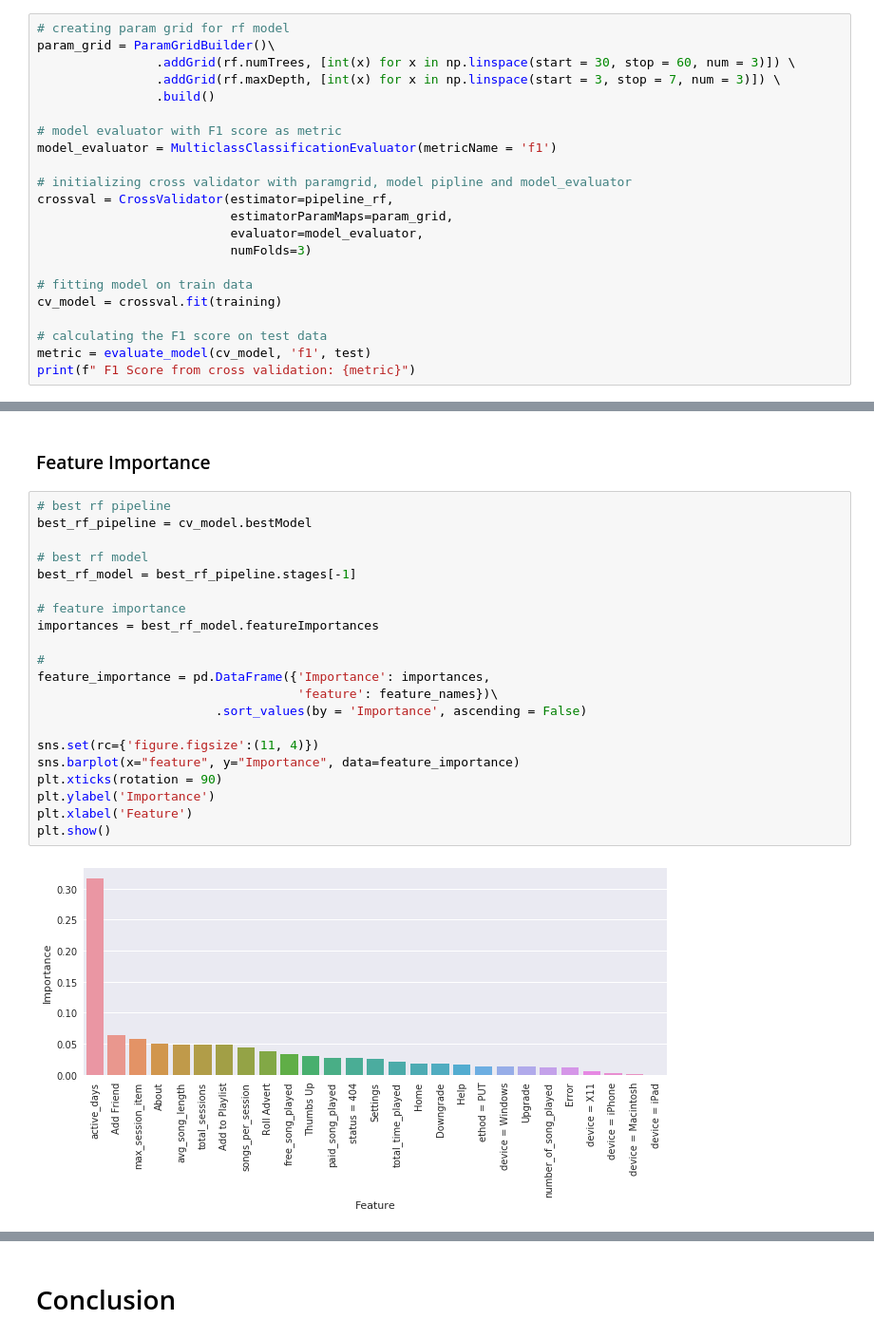
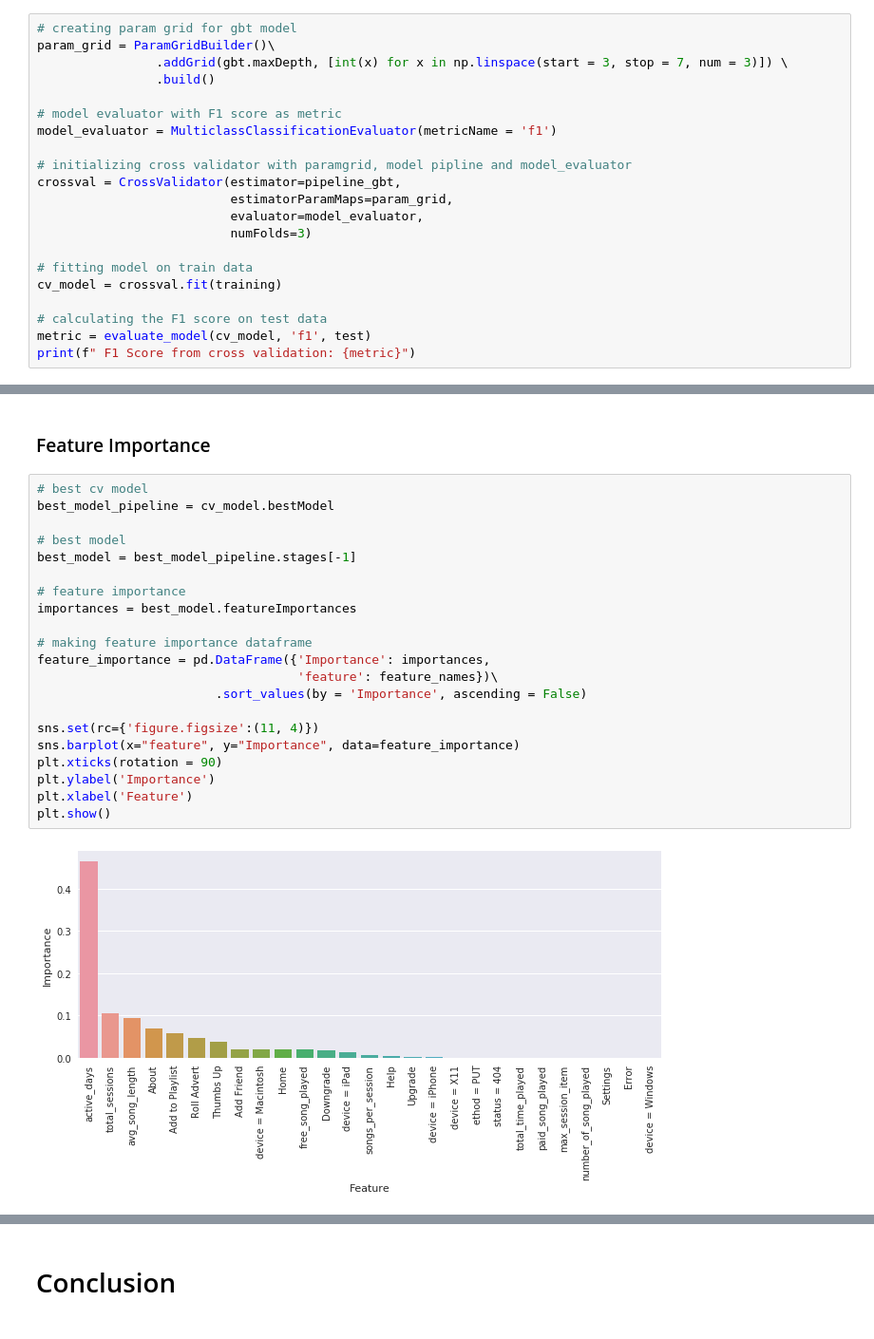
Before and after one commit to kumarsantosh04/data-science-capstone-project, a Jupyter notebook: Sparkify.ipynb, the cells around one changed output, grey strips where cells are left out. Shown at 95% size. Drawn from its saved outputs; the diff is of its cells as text.

Commit message:
update model comparision

```diff
--- a/Sparkify.ipynb
+++ b/Sparkify.ipynb
@@ -637,15 +631,14 @@ For cross validation numTrees and maxDepth would be good enough
 # %%
-# creating param grid for rf model
+# creating param grid for gbt model
 param_grid = ParamGridBuilder()\
-                .addGrid(rf.numTrees, [int(x) for x in np.linspace(start = 30, stop = 60, num = 3)]) \
-                .addGrid(rf.maxDepth, [int(x) for x in np.linspace(start = 3, stop = 7, num = 3)]) \
+                .addGrid(gbt.maxDepth, [int(x) for x in np.linspace(start = 3, stop = 7, num = 3)]) \
                 .build()
 
 # model evaluator with F1 score as metric
 model_evaluator = MulticlassClassificationEvaluator(metricName = 'f1')
 
 # initializing cross validator with paramgrid, model pipline and model_evaluator
-crossval = CrossValidator(estimator=pipeline_rf,
+crossval = CrossValidator(estimator=pipeline_gbt,
                           estimatorParamMaps=param_grid,
                           evaluator=model_evaluator,
                           numFolds=3)
@@ -661,26 +654,26 @@ print(f" F1 Score from cross validation: {metric}")
 # %% [markdown]
 ### Feature Importance
 # %%
-# best rf pipeline
-best_rf_pipeline = cv_model.bestModel
+# best cv model
+best_model_pipeline = cv_model.bestModel
 
-# best rf model
-best_rf_model = best_rf_pipeline.stages[-1]
+# best model
+best_model = best_model_pipeline.stages[-1]
 
 # feature importance
-importances = best_rf_model.featureImportances
+importances = best_model.featureImportances
 
-#
+# making feature importance dataframe
 feature_importance = pd.DataFrame({'Importance': importances,
                                    'feature': feature_names})\
                         .sort_values(by = 'Importance', ascending = False)
 
 sns.set(rc={'figure.figsize':(11, 4)})
 sns.barplot(x="feature", y="Importance", data=feature_importance)
 plt.xticks(rotation = 90)
 plt.ylabel('Importance')
 plt.xlabel('Feature')
 plt.show()
 # %% [output]
-[figure, old version]
+[figure, new version]
 # %% [markdown]
```
Also changed, not shown: parts of 14 cells of this notebook.
